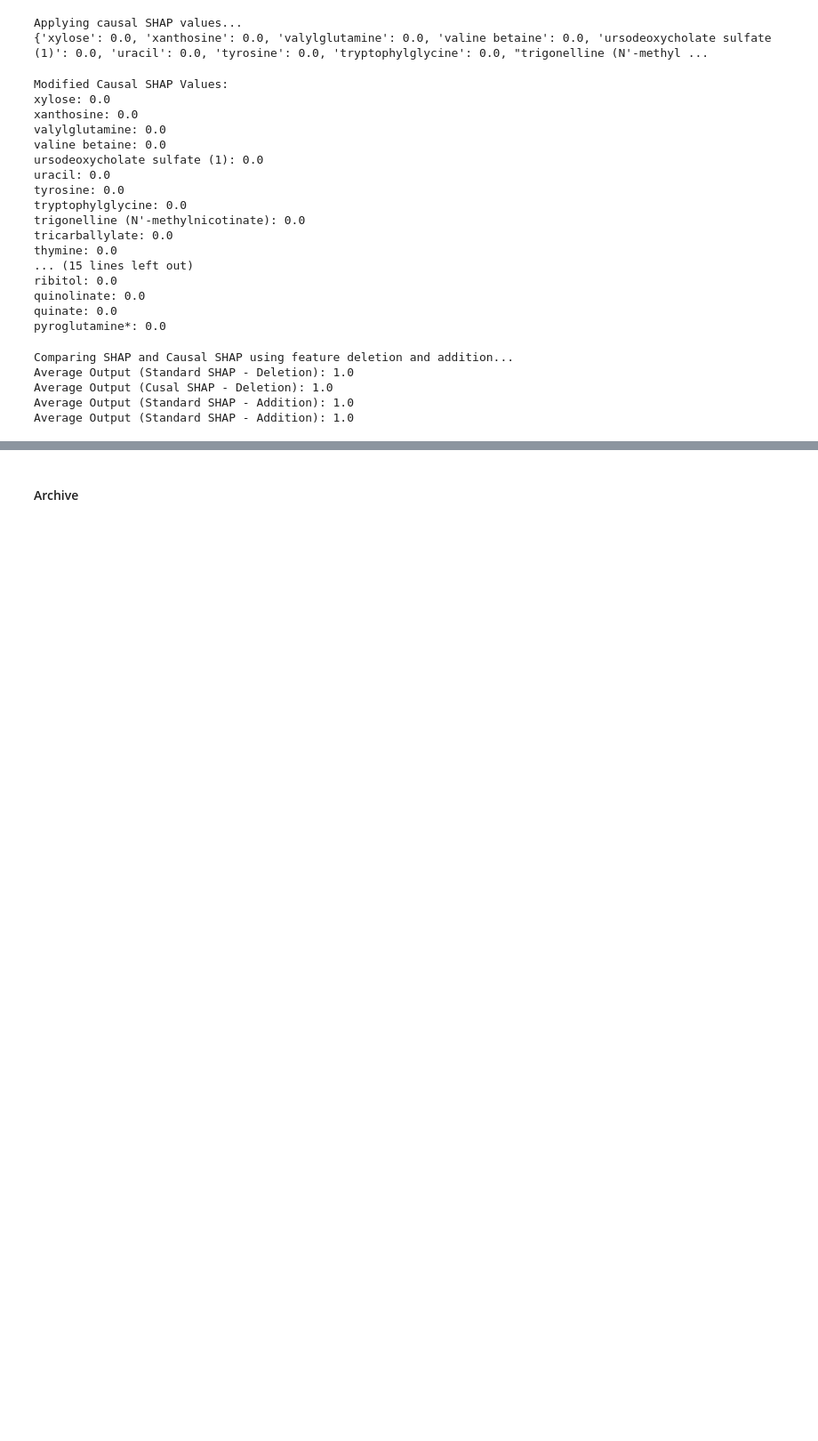
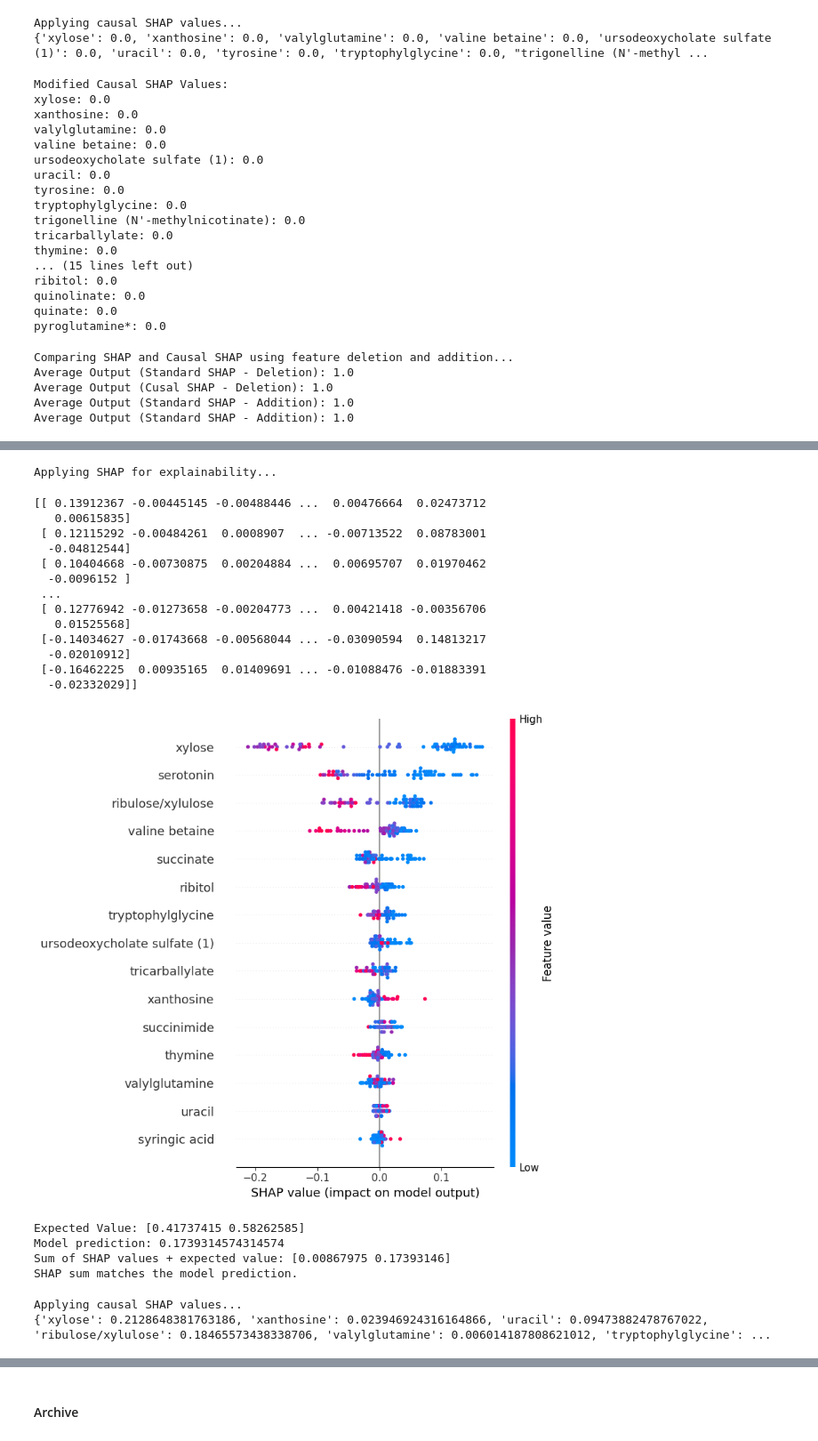
Before and after one commit to woonyee28/CausalSHAP, a Jupyter notebook: code/python/causal_shap/main_IBS.ipynb, the cells around one changed output, grey strips where cells are left out. Shown at 89% size. Cells and saved outputs as stored; diff of their text form; code cells hidden in the pictures; blank space fills up the shorter version.

```diff
--- a/code/python/causal_shap/main_IBS.ipynb
+++ b/code/python/causal_shap/main_IBS.ipynb
@@ -528,0 +580,14 @@ Average Output (Standard SHAP - Addition): 1.0
+# %%
+X = X[["xylose", "xanthosine", "uracil", "ribulose/xylulose", "valylglutamine", "tryptophylglycine", "succinate", "valine betaine", "ursodeoxycholate sulfate (1)", "tricarballylate","succinimide", "thymine", "syringic acid", "serotonin", "ribitol" ]]
+
+y = df_encoded['Group']
+
+print("Training Random Forest model...")
+param_dist = {
+    'n_estimators': [100, 200, 300],
+    'max_depth': [10, 20, 30, None],
+    'min_samples_split': [2, 5, 7],
+    'min_samples_leaf': [1, 2, 4]
+}
+model_trainer = ModelTrainer(X, y)
+model, best_params = model_trainer.train_random_forest(param_dist)
@@ -528,0 +622,30 @@ Average Output (Standard SHAP - Addition): 1.0
+# %%
+print("Applying SHAP for explainability...")
+
+# Use KMeans background data for SHAP Kernel Explainer
+background_data = shap.kmeans(model_trainer.X_train, 100)
+explainer = shap.KernelExplainer(model.predict_proba, background_data)
+
+# Calculate SHAP values
+shap_values = explainer.shap_values(model_trainer.X_test)
+
+# Plot SHAP summary
+shap_values_class1 = shap_values[:, :, 1]  # Shape: (74, 30)
+print(shap_values_class1)
+shap.summary_plot(shap_values[:,:,1], model_trainer.X_test)
+# %% [output]
+Applying SHAP for explainability...
+[[ 0.13912367 -0.00445145 -0.00488446 ...  0.00476664  0.02473712
+   0.00615835]
+ [ 0.12115292 -0.00484261  0.0008907  ... -0.00713522  0.08783001
+  -0.04812544]
+ [ 0.10404668 -0.00730875  0.00204884 ...  0.00695707  0.01970462
+  -0.0096152 ]
+ ...
+ [ 0.12776942 -0.01273658 -0.00204773 ...  0.00421418 -0.00356706
+   0.01525568]
+ [-0.14034627 -0.01743668 -0.00568044 ... -0.03090594  0.14813217
+  -0.02010912]
+ [-0.16462225  0.00935165  0.01409691 ... -0.01088476 -0.01883391
+  -0.02332029]]
+[figure, added]
@@ -528,0 +934,31 @@ Average Output (Standard SHAP - Addition): 1.0
+# %%
+i = 45 # Example test instance
+# SHAP sum and model prediction comparison
+
+shap_sum = np.sum(shap_values[:][:][i][:,1]) + explainer.expected_value
+model_prediction = model.predict_proba(model_trainer.X_test.iloc[i].values.reshape(1, -1))[0][1]
+
+print(f"Expected Value: {explainer.expected_value}")
+
+print(f"Model prediction: {model_prediction}")
+print(f"Sum of SHAP values + expected value: {shap_sum}")
+
+if np.isclose(shap_sum[1], model_prediction, atol=1e-6):
+    print("SHAP sum matches the model prediction.")
+else:
+    print("Discrepancy between SHAP sum and model prediction.")
+# %% [output]
+Expected Value: [0.41737415 0.58262585]
+Model prediction: 0.1739314574314574
+Sum of SHAP values + expected value: [0.00867975 0.17393146]
+SHAP sum matches the model prediction.
+# %%
+print("Applying causal SHAP values...")
+ci = CausalInference(data=model_trainer.X_train, model=model, target_variable='Prob_Class_1')
+ci.load_causal_strengths(result_dir + 'Mean_Causal_Effect_IBS.json')
+print(ci.gamma)
+X_train_scaled_df = pd.DataFrame(model_trainer.X_train, columns=model_trainer.X_train.columns)
+X_test_scaled_df = pd.DataFrame(model_trainer.X_test, columns=model_trainer.X_test.columns)
+# %% [output]
+Applying causal SHAP values...
+{'xylose': 0.2128648381763186, 'xanthosine': 0.023946924316164866, 'uracil': 0.09473882478767022, 'ribulose/xylulose': 0.18465573438338706, 'valylglutamine': 0.006014187808621012, 'tryptophylglycine': ...
```
Also changed, not shown: parts of 10 cells of this notebook, 6 other files.
